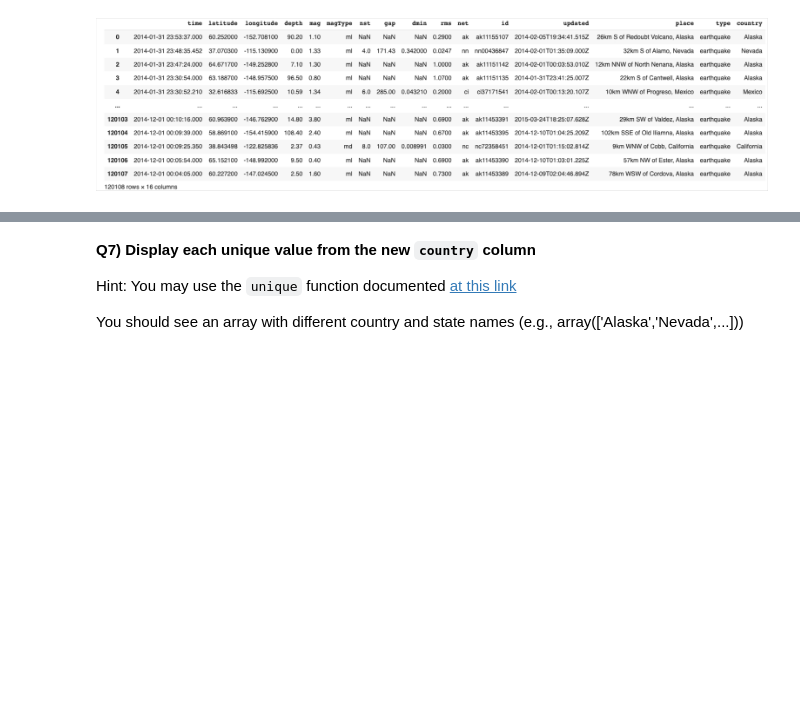
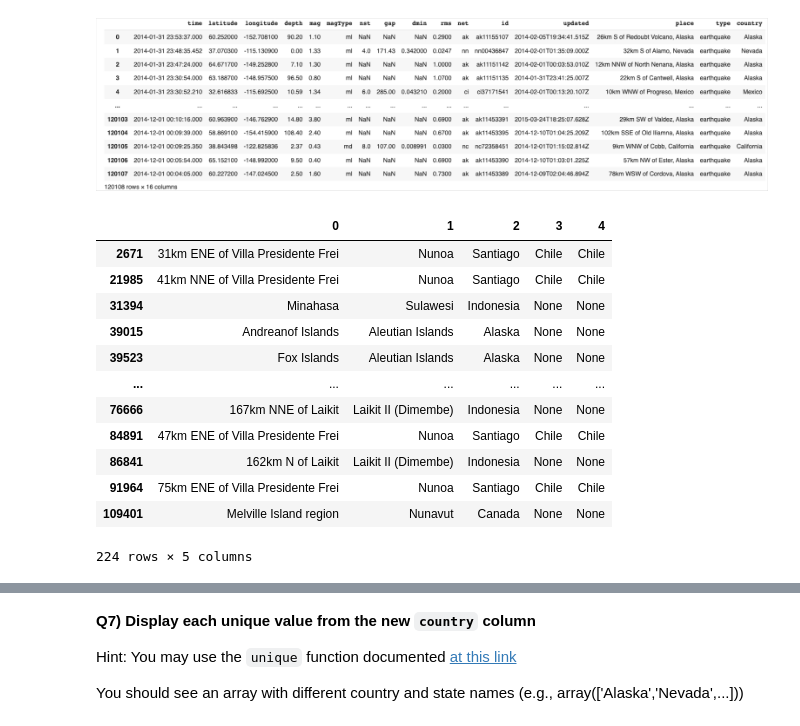
Before and after one commit to mojanshadkar/2022_Intro_Python, a Jupyter notebook: Exercises/W3_S1.ipynb, the cells around one changed output, grey strips where cells are left out. Saved outputs shown, nothing was run; the diff lists cells and outputs as text; code cells hidden in the pictures; blank space fills up the shorter version.

```diff
--- a/Exercises/W3_S1.ipynb
+++ b/Exercises/W3_S1.ipynb
@@ -176,5 +176,22 @@ Hint 1: The documentation for Pandas' text data functions is [here](https://pand
 Hint 2: You will use `.split()` to extract the country names. The documentation of this function can be found [here](https://pandas.pydata.org/pandas-docs/stable/reference/api/pandas.Series.str.split.html?highlight=split#pandas.Series.str.split)
 # %% [markdown]
 ![aaaaa5.jpg](embedded-picture-1)
+# %%
+df[df.place.apply(lambda x: x.count(",")>1
+                  )].place.str.split(',',expand=True,n=-1)
+# %% [output]
+|  | 0 | 1 | 2 | 3 | 4 |
+| 2671 | 31km ENE of Villa Presidente Frei | Nunoa | Santiago | Chile | Chile |
+| 21985 | 41km NNE of Villa Presidente Frei | Nunoa | Santiago | Chile | Chile |
+| 31394 | Minahasa | Sulawesi | Indonesia | None | None |
+| 39015 | Andreanof Islands | Aleutian Islands | Alaska | None | None |
+| 39523 | Fox Islands | Aleutian Islands | Alaska | None | None |
+| ... | ... | ... | ... | ... | ... |
+| 76666 | 167km NNE of Laikit | Laikit II (Dimembe) | Indonesia | None | None |
+| 84891 | 47km ENE of Villa Presidente Frei | Nunoa | Santiago | Chile | Chile |
+| 86841 | 162km N of Laikit | Laikit II (Dimembe) | Indonesia | None | None |
+| 91964 | 75km ENE of Villa Presidente Frei | Nunoa | Santiago | Chile | Chile |
+| 109401 | Melville Island region | Nunavut | Canada | None | None |
+224 rows × 5 columns
 # %%
 # Extract the state or country
```
Also changed, not shown: parts of 3 cells of this notebook.
